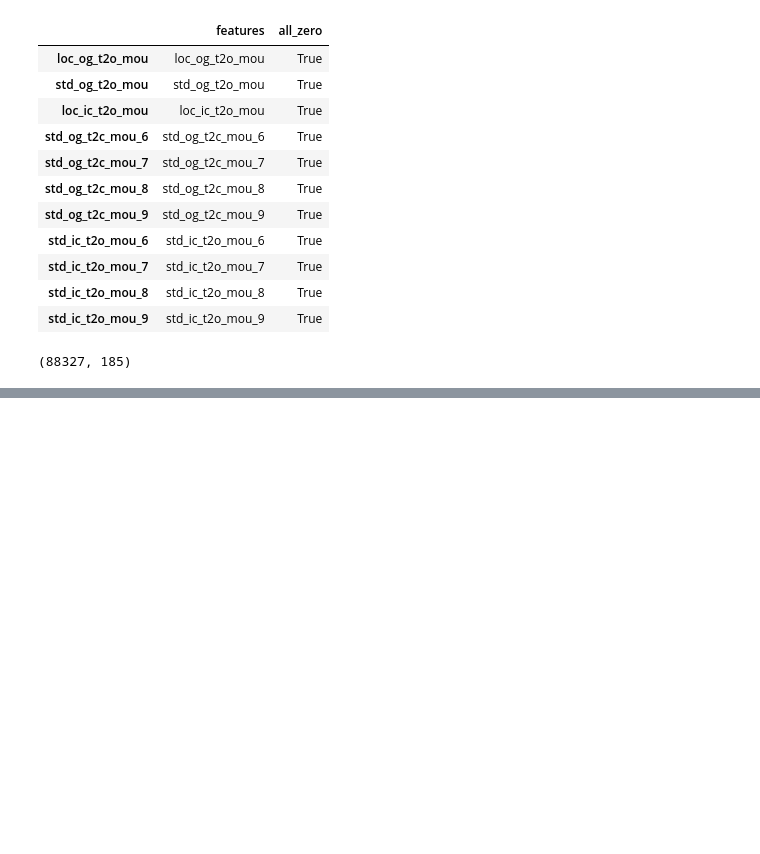
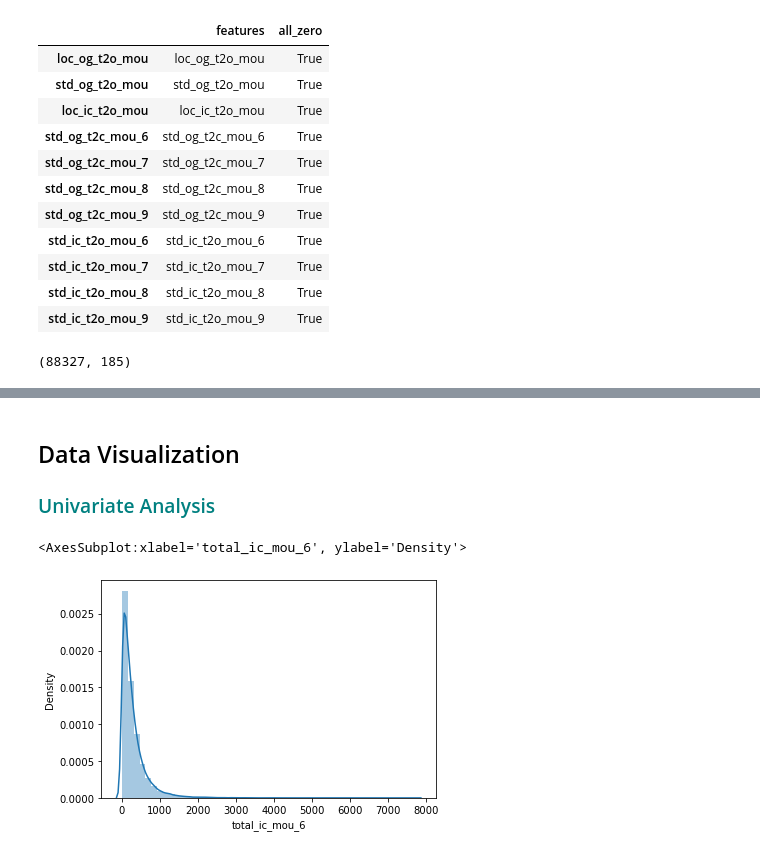
Before and after one commit to ved0507/telcom-churn-2021, a Jupyter notebook: Telcom_churn.ipynb, the cells around one changed output, grey strips where cells are left out. Cells and saved outputs as stored; diff of their text form; code cells hidden in the pictures; blank space fills up the shorter version.

```diff
--- a/Telcom_churn.ipynb
+++ b/Telcom_churn.ipynb
@@ -410,0 +494,9 @@ df_churn.describe()
+# %% [markdown]
+## Data Visualization
+
+### <font color="teal"> Univariate Analysis </font>
+# %%
+sns.distplot(df.total_ic_mou_6)
+# %% [output]
+<AxesSubplot:xlabel='total_ic_mou_6', ylabel='Density'>
+[figure, added]
```
Also changed, not shown: parts of 33 cells of this notebook.
